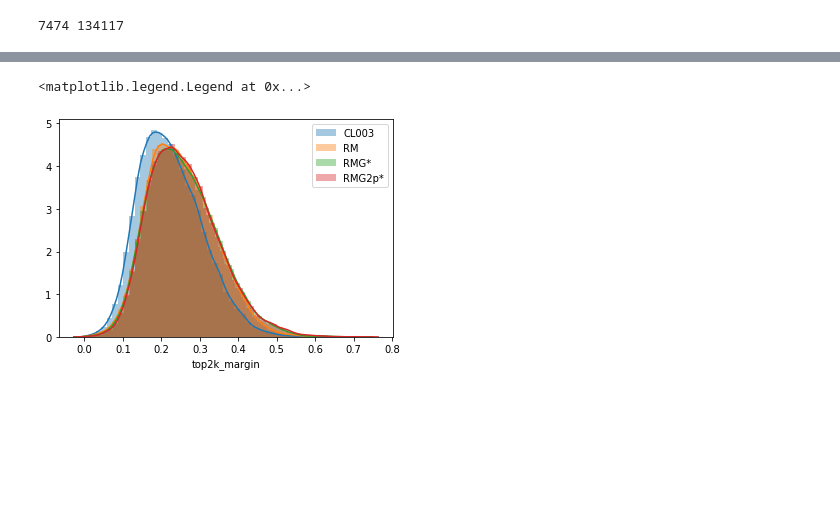
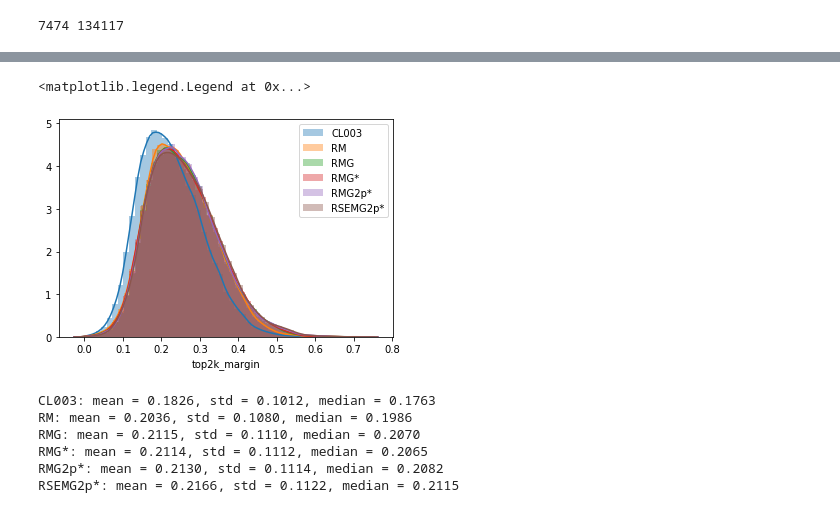
Before and after one commit to kvzhao/feature-analyzer, a Jupyter notebook: testbed/cross_model_analysis.ipynb, the cells around one changed output, grey strips where cells are left out. Drawn from its saved outputs; the diff is of its cells as text; code cells hidden in the pictures; blank space fills up the shorter version.

```diff
--- a/testbed/cross_model_analysis.ipynb
+++ b/testbed/cross_model_analysis.ipynb
@@ -48,6 +68,8 @@ ec1.load(join(feat_dir, ec1_name))
 ec2.load(join(feat_dir, ec2_name))
 ec3.load(join(feat_dir, ec3_name))
 ec4.load(join(feat_dir, ec4_name))
+ec5.load(join(feat_dir, ec5_name))
+ec6.load(join(feat_dir, ec6_name))
 # %% [output]
 Load embedding container from feat_obj format
 /home/kv_zhao/nist-e2e/feature-analyzer/examples/featobj_mergeV1_iv3_D60kv2_noaug_CL003/embeddings.npy is loaded
@@ -69,8 +91,10 @@ Container initialized.
 # %%
 rc1.load(join(resvar_dir, 'var_mergeV1_iv3_D60kv2_noaug_CL003'))
 rc2.load(join(resvar_dir, 'var_mergeV1_iv3_D60kv2_noaug_RM'))
-rc3.load(join(resvar_dir, 'var_mergeV1_iv3_D60kv2_noaug_RMG_GS'))
-rc4.load(join(resvar_dir, 'var_mergeV1_iv3_D60kv2_noaug_RMG2p_GS_final'))
+rc3.load(join(resvar_dir, 'var_mergeV1_iv3_D60kv2_noaug_RMG'))
+rc4.load(join(resvar_dir, 'var_mergeV1_iv3_D60kv2_noaug_RMG_GS'))
+rc5.load(join(resvar_dir, 'var_mergeV1_iv3_D60kv2_noaug_RMG2p_GS_final'))
+rc6.load(join(resvar_dir, 'var_mergeV1_iv3_D60kv2_noaug_iv3_RSEMG2p_GS'))
 # %%
 # Align three label_ids
 def get_labelmap(container):
@@ -106,5 +136,8 @@ num_total_instances = len(ec1.instance_ids)
 print(num_total_classes, num_total_instances)
 # %% [output]
 7474 134117
+# %%
+num_instance_for_label_id = {
+    label_id: len(ec1.get_instance_ids_by_label(label_id)) for label_id in list(set(ec1.label_ids))}
 # %%
 attrmap = get_class_attribute(ec1)
@@ -132,6 +194,8 @@ m1_fd_events, m1_fd_classes = get_foundation(ec1, rc1, labelmap)
 m2_fd_events, m2_fd_classes = get_foundation(ec2, rc2, labelmap)
 m3_fd_events, m3_fd_classes = get_foundation(ec3, rc3, labelmap)
 m4_fd_events, m4_fd_classes = get_foundation(ec4, rc4, labelmap)
+m5_fd_events, m5_fd_classes = get_foundation(ec5, rc5, labelmap)
+m6_fd_events, m6_fd_classes = get_foundation(ec6, rc6, labelmap)
 # %%
 headerlist = ['Model', '#of Foundation Events', '#of Founcation Classes']
 tablelist = [
@@ -193,14 +501,33 @@ RMG2p*   201/134117 (0.00150)  853/134117 (0.00636)   5577/134117 (0.04158)  882
 # %%
 sns.distplot(m1_fd_events.top2k_margin)
 sns.distplot(m2_fd_events.top2k_margin)
 sns.distplot(m3_fd_events.top2k_margin)
 sns.distplot(m4_fd_events.top2k_margin)
+sns.distplot(m5_fd_events.top2k_margin)
+sns.distplot(m6_fd_events.top2k_margin)
 plt.legend(labels=[
     namemap[ec1_name],
     namemap[ec2_name],
     namemap[ec3_name],
     namemap[ec4_name],
+    namemap[ec5_name],
+    namemap[ec6_name],
 ])
 # %% [output]
 <matplotlib.legend.Legend at 0x...>
-[figure, old version]
+[figure, new version]
+# %%
+# margin statistics
+for name, event in zip(model_names, t1_events):
+    print('{}: mean = {:.4f}, std = {:.4f}, median = {:.4f}'.format(namemap[name],
+                                                                    np.mean(event.top2k_margin),
+                                                                    np.std(event.top2k_margin),
+                                                                    np.median(event.top2k_margin),
+                                                                   ))
+# %% [output]
+CL003: mean = 0.1826, std = 0.1012, median = 0.1763
+RM: mean = 0.2036, std = 0.1080, median = 0.1986
+RMG: mean = 0.2115, std = 0.1110, median = 0.2070
+RMG*: mean = 0.2114, std = 0.1112, median = 0.2065
+RMG2p*: mean = 0.2130, std = 0.1114, median = 0.2082
+RSEMG2p*: mean = 0.2166, std = 0.1122, median = 0.2115
```
Also changed, not shown: parts of 66 cells of this notebook, 2 other files.
